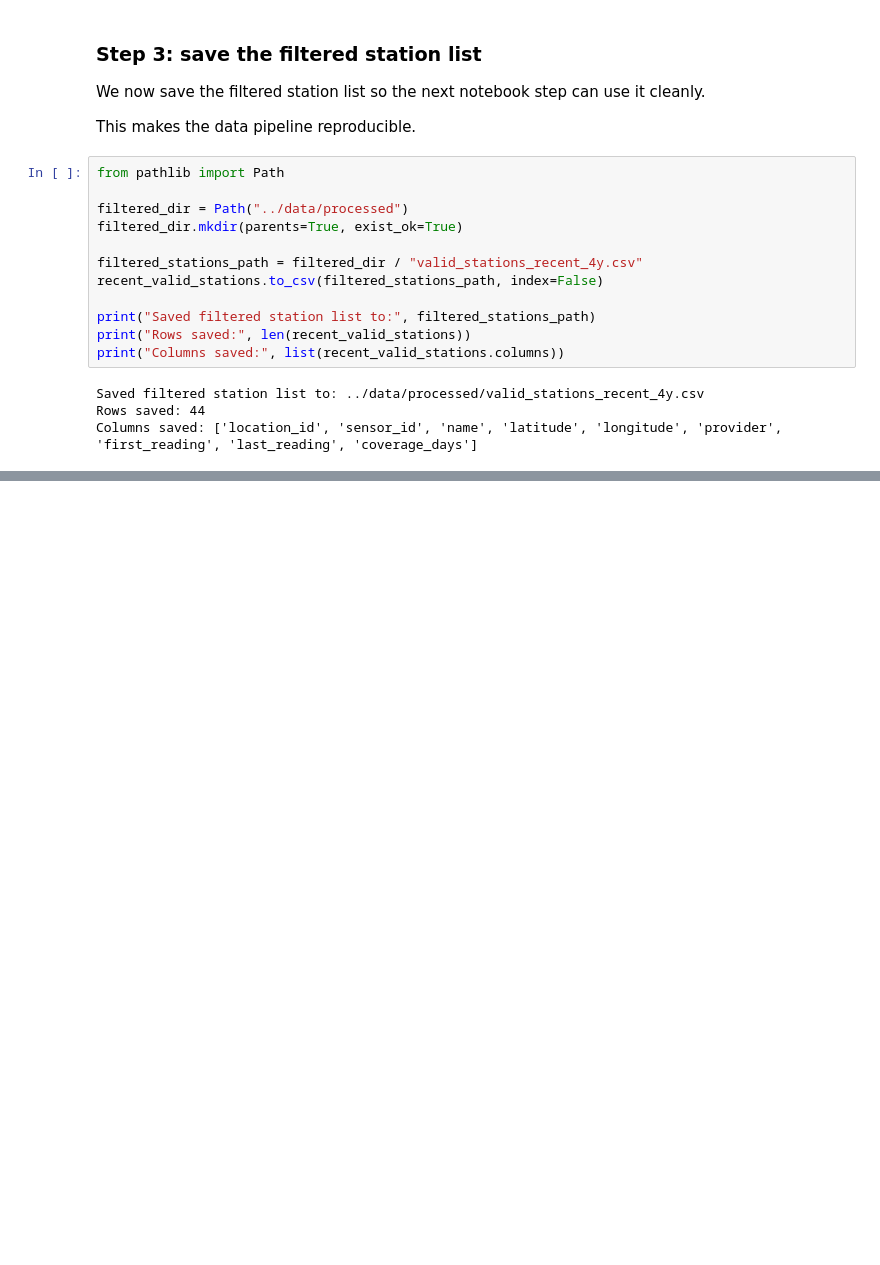
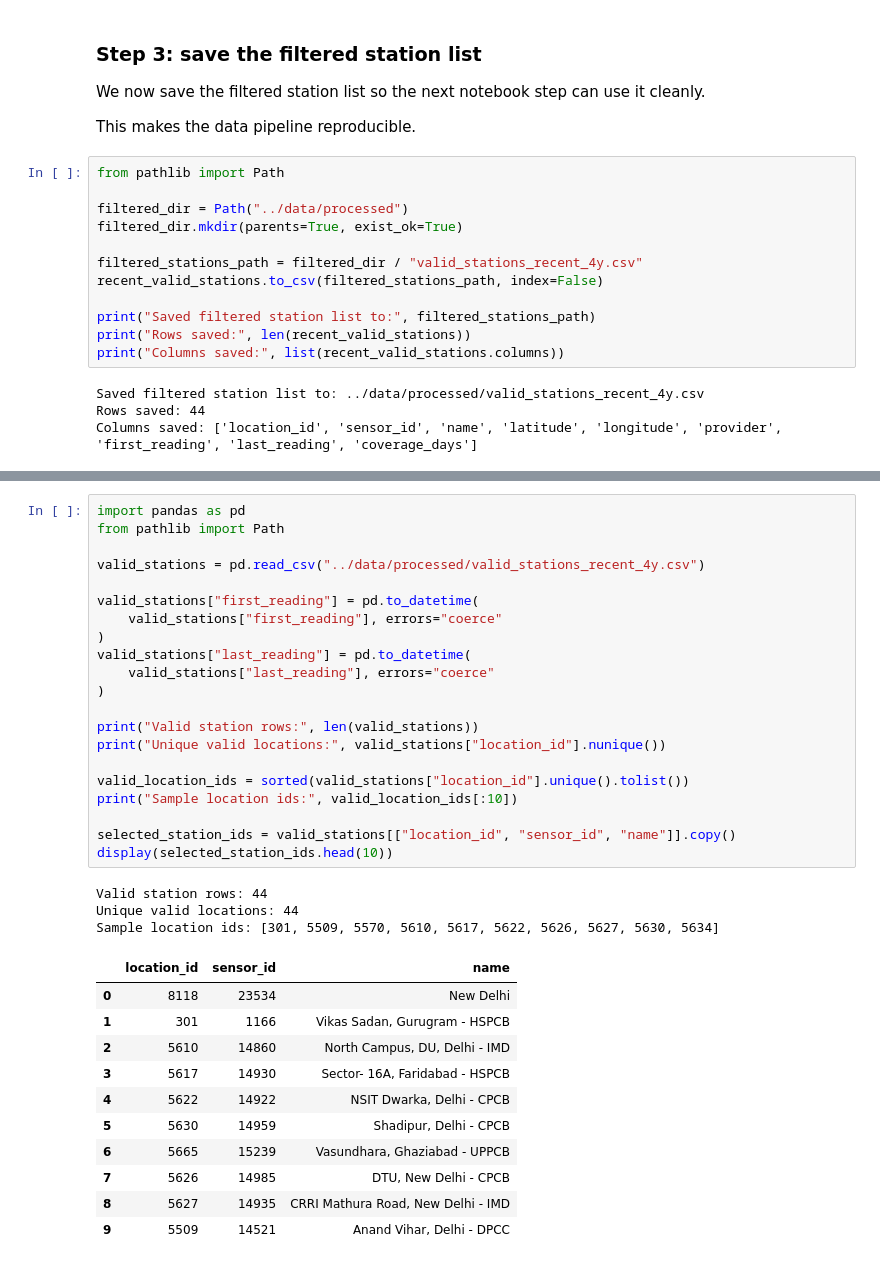
Before and after one commit to coderkali/machine_learning, a Jupyter notebook: 18_Projects/01_Delhi_Air_Forecast/notebooks/03_station_cleanup.ipynb, the cells around one changed output, grey strips where cells are left out. Drawn from its saved outputs; the diff is of its cells as text; blank space fills up the shorter version.

```diff
--- a/18_Projects/01_Delhi_Air_Forecast/notebooks/03_station_cleanup.ipynb
+++ b/18_Projects/01_Delhi_Air_Forecast/notebooks/03_station_cleanup.ipynb
@@ -155,0 +177,36 @@ Columns saved: ['location_id', 'sensor_id', 'name', 'latitude', 'longitude', 'pr
+# %%
+import pandas as pd
+from pathlib import Path
+
+valid_stations = pd.read_csv("../data/processed/valid_stations_recent_4y.csv")
+
+valid_stations["first_reading"] = pd.to_datetime(
+    valid_stations["first_reading"], errors="coerce"
+)
+valid_stations["last_reading"] = pd.to_datetime(
+    valid_stations["last_reading"], errors="coerce"
+)
+
+print("Valid station rows:", len(valid_stations))
+print("Unique valid locations:", valid_stations["location_id"].nunique())
+
+valid_location_ids = sorted(valid_stations["location_id"].unique().tolist())
+print("Sample location ids:", valid_location_ids[:10])
+
+selected_station_ids = valid_stations[["location_id", "sensor_id", "name"]].copy()
+display(selected_station_ids.head(10))
+# %% [output]
+Valid station rows: 44
+Unique valid locations: 44
+Sample location ids: [301, 5509, 5570, 5610, 5617, 5622, 5626, 5627, 5630, 5634]
+|  | location_id | sensor_id | name |
+| 0 | 8118 | 23534 | New Delhi |
+| 1 | 301 | 1166 | Vikas Sadan, Gurugram - HSPCB |
+| 2 | 5610 | 14860 | North Campus, DU, Delhi - IMD |
+| 3 | 5617 | 14930 | Sector- 16A, Faridabad - HSPCB |
+| 4 | 5622 | 14922 | NSIT Dwarka, Delhi - CPCB |
+| 5 | 5630 | 14959 | Shadipur, Delhi - CPCB |
+| 6 | 5665 | 15239 | Vasundhara, Ghaziabad - UPPCB |
+| 7 | 5626 | 14985 | DTU, New Delhi - CPCB |
+| 8 | 5627 | 14935 | CRRI Mathura Road, New Delhi - IMD |
+| 9 | 5509 | 14521 | Anand Vihar, Delhi - DPCC |
```
Also changed, not shown: parts of 11 cells of this notebook.
